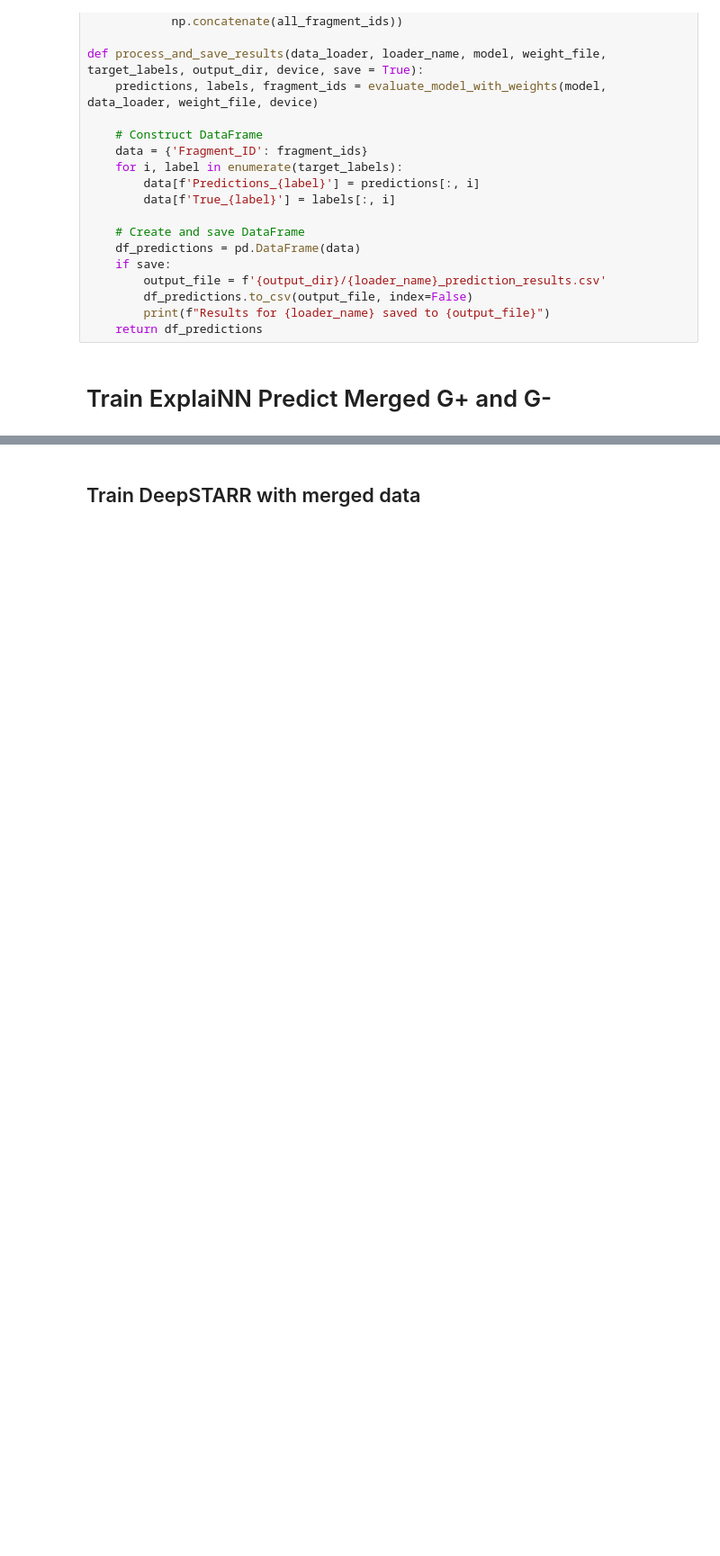
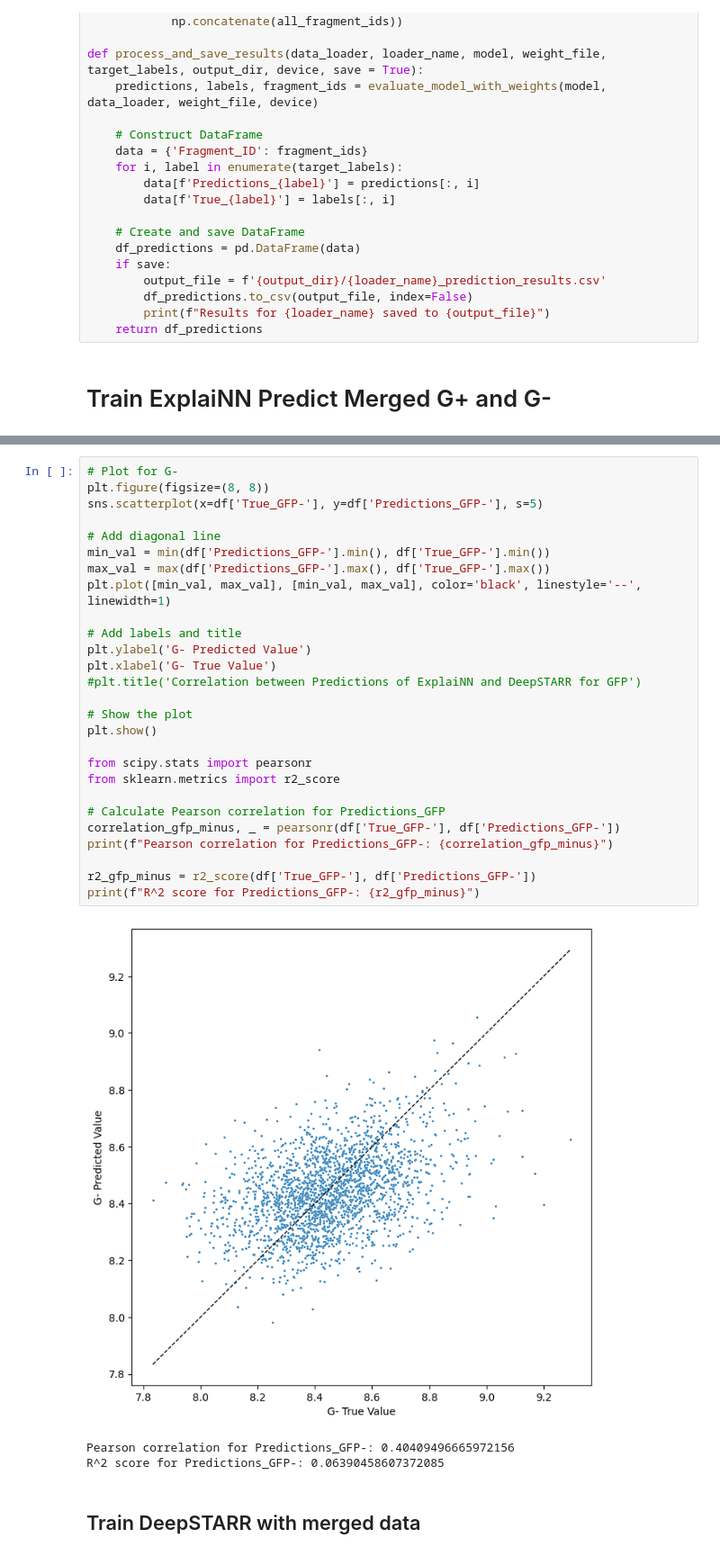
Before and after one commit to justinyutianji/Enhancer, a Jupyter notebook: Enhancer/train/ExplaiNN_G+G-.ipynb, the cells around one changed output, grey strips where cells are left out. Shown at 90% size. Drawn from its saved outputs; the diff is of its cells as text; blank space fills up the shorter version.

```diff
--- a/Enhancer/train/ExplaiNN_G+G-.ipynb
+++ b/Enhancer/train/ExplaiNN_G+G-.ipynb
@@ -151,3 +184,34 @@ Results for test saved to /pmglocal/ty2514/Enhancer/Enhancer/data/ExplaiNN_G+G-_
+# %%
+# Plot for G-
+plt.figure(figsize=(8, 8))
+sns.scatterplot(x=df['True_GFP-'], y=df['Predictions_GFP-'], s=5)
+
+# Add diagonal line
+min_val = min(df['Predictions_GFP-'].min(), df['True_GFP-'].min())
+max_val = max(df['Predictions_GFP-'].max(), df['True_GFP-'].max())
+plt.plot([min_val, max_val], [min_val, max_val], color='black', linestyle='--', linewidth=1)
+
+# Add labels and title
+plt.ylabel('G- Predicted Value')
+plt.xlabel('G- True Value')
+#plt.title('Correlation between Predictions of ExplaiNN and DeepSTARR for GFP')
+
+# Show the plot
+plt.show()
+
+from scipy.stats import pearsonr
+from sklearn.metrics import r2_score
+
+# Calculate Pearson correlation for Predictions_GFP
+correlation_gfp_minus, _ = pearsonr(df['True_GFP-'], df['Predictions_GFP-'])
+print(f"Pearson correlation for Predictions_GFP-: {correlation_gfp_minus}")
+
+r2_gfp_minus = r2_score(df['True_GFP-'], df['Predictions_GFP-'])
+print(f"R^2 score for Predictions_GFP-: {r2_gfp_minus}")
+# %% [output]
+[figure, added]
+Pearson correlation for Predictions_GFP-: 0.40409496665972156
+R^2 score for Predictions_GFP-: 0.06390458607372085
 # %% [markdown]
 ## Train DeepSTARR with merged data
 # %%
```
Also changed, not shown: parts of 7 cells of this notebook, 9 other files.
